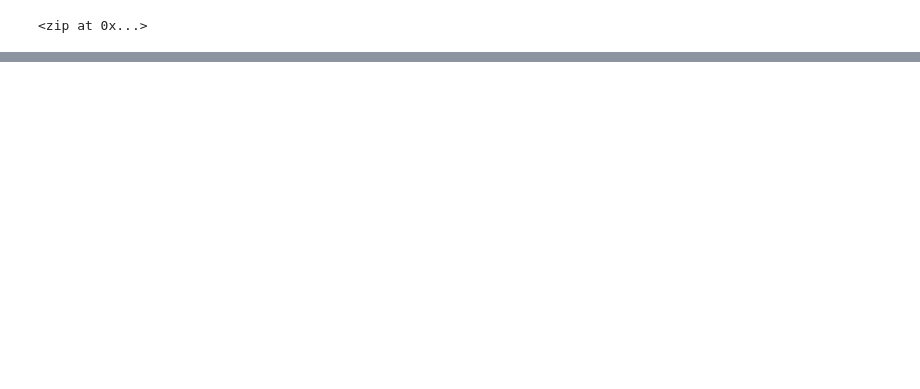
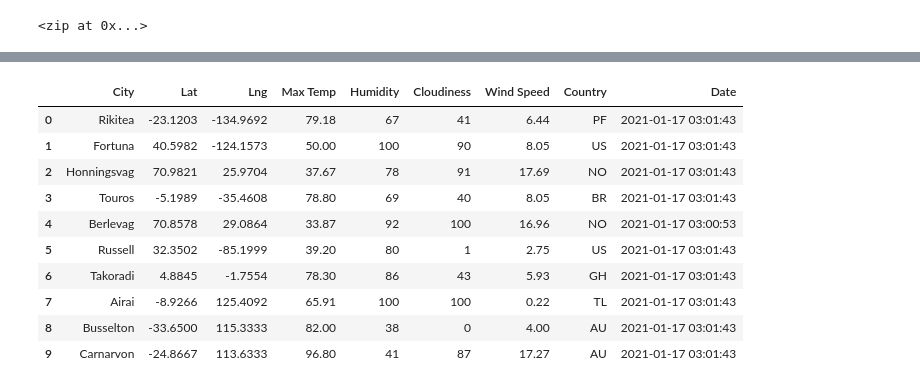
Before and after one commit to yaserkassam/World_Weather_Analysis, a Jupyter notebook: WeatherPy.ipynb, the cells around one changed output, grey strips where cells are left out. Saved outputs shown, nothing was run; the diff lists cells and outputs as text; code cells hidden in the pictures; blank space fills up the shorter version.

Commit message:
Weather Analysis modifications

```diff
--- a/WeatherPy.ipynb
+++ b/WeatherPy.ipynb
@@ -33,0 +40,3 @@ len(cities)
+# %%
+# Starting URL for Weather Map API Call.
+url = "http://api.openweathermap.org/data/2.5/weather?units=Imperial&APPID=" + weather_api_key
@@ -33,0 +125,16 @@ len(cities)
+# %%
+# Convert the array of dictionaries to a Pandas DataFrame.
+city_data_df = pd.DataFrame(city_data)
+city_data_df.head(10)
+# %% [output]
+|  | City | Lat | Lng | Max Temp | Humidity | Cloudiness | Wind Speed | Country | Date |
+| 0 | Rikitea | -23.1203 | -134.9692 | 79.18 | 67 | 41 | 6.44 | PF | 2021-01-17 03:01:43 |
+| 1 | Fortuna | 40.5982 | -124.1573 | 50.00 | 100 | 90 | 8.05 | US | 2021-01-17 03:01:43 |
+| 2 | Honningsvag | 70.9821 | 25.9704 | 37.67 | 78 | 91 | 17.69 | NO | 2021-01-17 03:01:43 |
+| 3 | Touros | -5.1989 | -35.4608 | 78.80 | 69 | 40 | 8.05 | BR | 2021-01-17 03:01:43 |
+| 4 | Berlevag | 70.8578 | 29.0864 | 33.87 | 92 | 100 | 16.96 | NO | 2021-01-17 03:00:53 |
+| 5 | Russell | 32.3502 | -85.1999 | 39.20 | 80 | 1 | 2.75 | US | 2021-01-17 03:01:43 |
+| 6 | Takoradi | 4.8845 | -1.7554 | 78.30 | 86 | 43 | 5.93 | GH | 2021-01-17 03:01:43 |
+| 7 | Airai | -8.9266 | 125.4092 | 65.91 | 100 | 100 | 0.22 | TL | 2021-01-17 03:01:43 |
+| 8 | Busselton | -33.6500 | 115.3333 | 82.00 | 38 | 0 | 4.00 | AU | 2021-01-17 03:01:43 |
+| 9 | Carnarvon | -24.8667 | 113.6333 | 96.80 | 41 | 87 | 17.27 | AU | 2021-01-17 03:01:43 |
```
Also changed, not shown: parts of 6 cells of this notebook, 3 other files.
